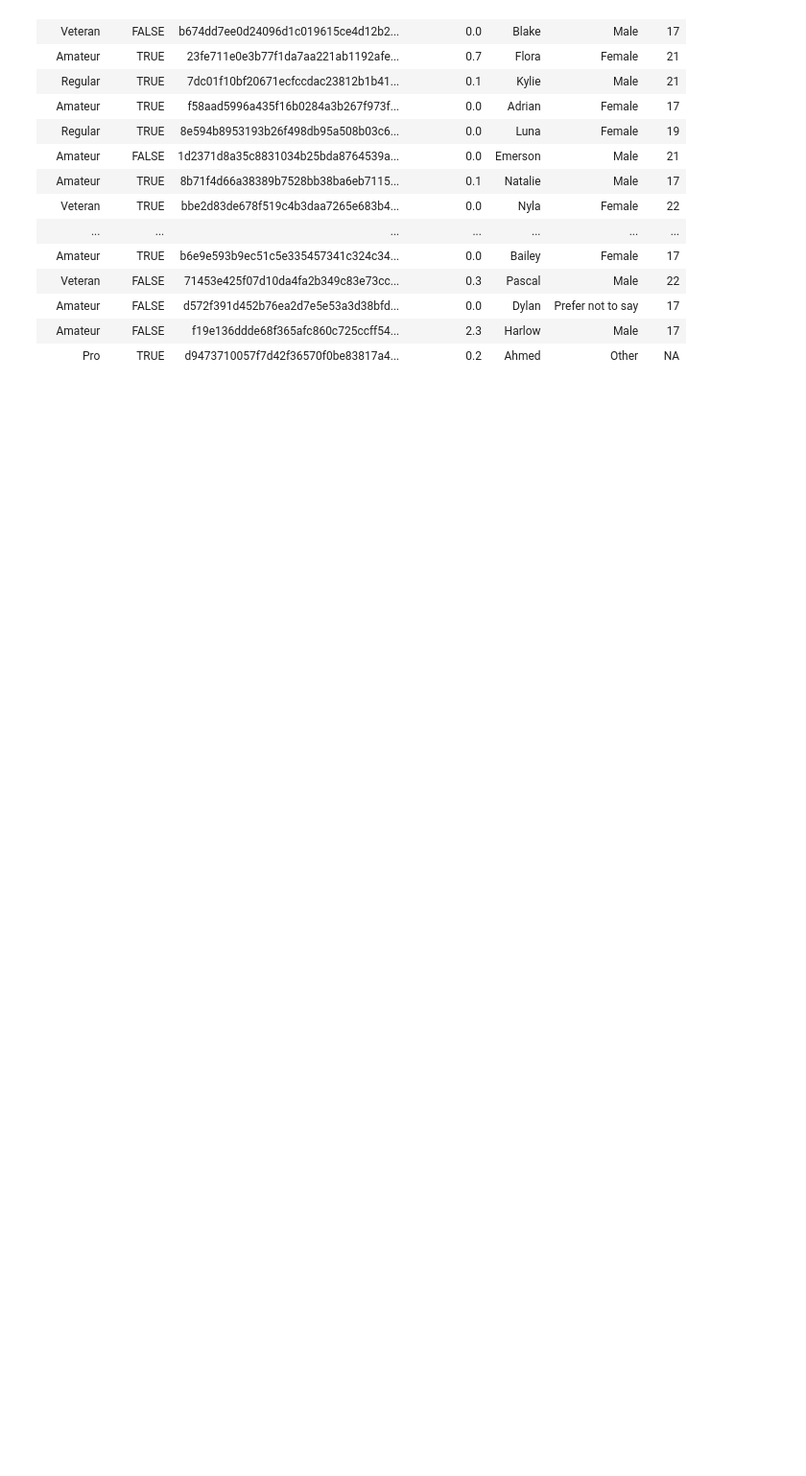
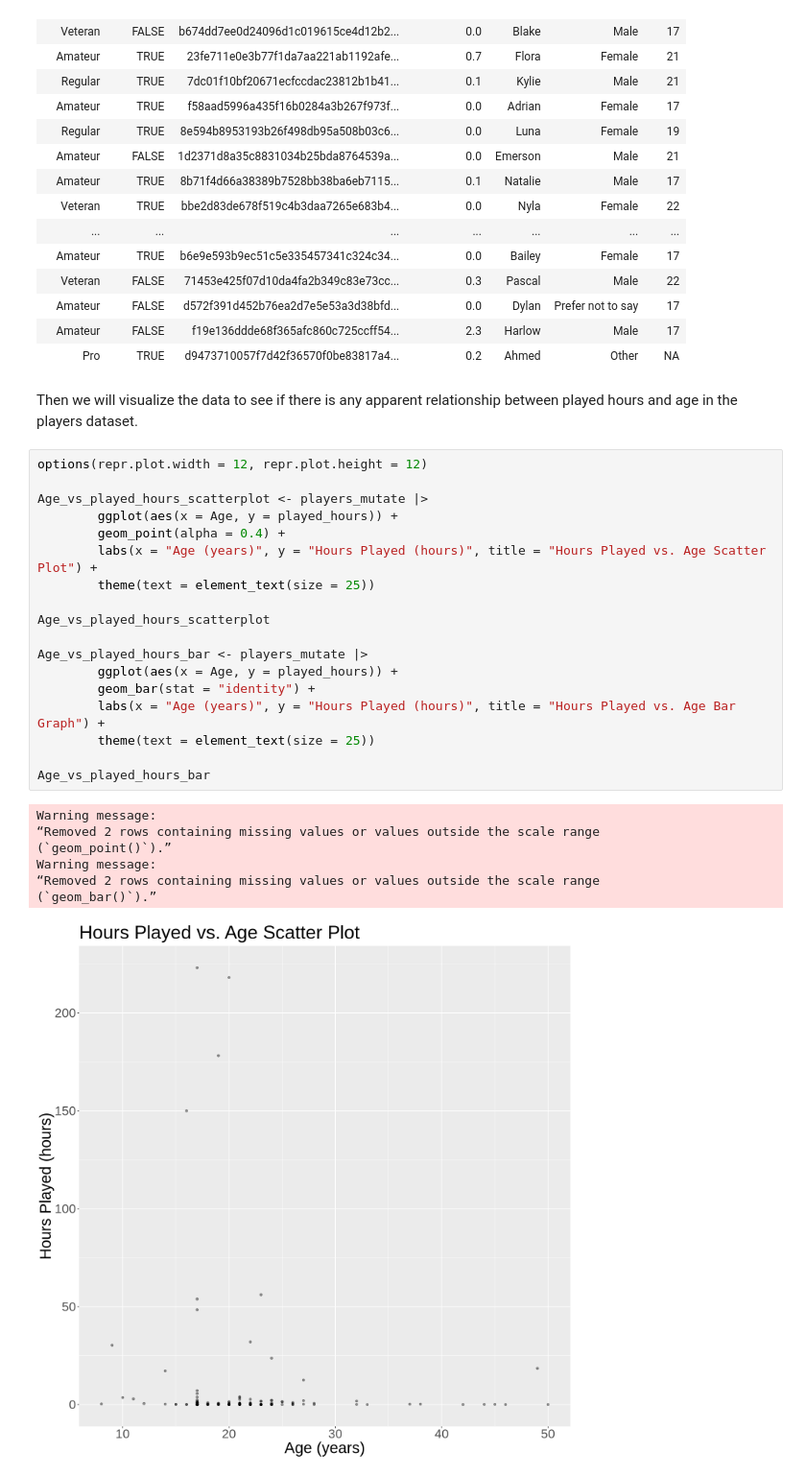
Before and after one commit to GracieR90/dsci-100-2025w2-group-12, a Jupyter notebook: Project_Report_Draft.ipynb, the cells around one changed output. Shown at 96% size. Cells and saved outputs as stored; diff of their text form; blank space fills up the shorter version.

Commit message:
created visualizations.
Created two visualizations for Hours played vs. Age

```diff
--- a/Project_Report_Draft.ipynb
+++ b/Project_Report_Draft.ipynb
@@ -70,3 +70,31 @@ A tibble: 196 × 7
 | Amateur | FALSE | d572f391d452b76ea2d7e5e53a3d38bfd... | 0.0 | Dylan | Prefer not to say | 17 |
 | Amateur | FALSE | f19e136ddde68f365afc860c725ccff54... | 2.3 | Harlow | Male | 17 |
 | Pro | TRUE | d9473710057f7d42f36570f0be83817a4... | 0.2 | Ahmed | Other | NA |
+# %% [markdown]
+Then we will visualize the data to see if there is any apparent relationship between played hours and age in the players dataset.
+# %%
+options(repr.plot.width = 12, repr.plot.height = 12)
+
+Age_vs_played_hours_scatterplot <- players_mutate |>
+        ggplot(aes(x = Age, y = played_hours)) +
+        geom_point(alpha = 0.4) +
+        labs(x = "Age (years)", y = "Hours Played (hours)", title = "Hours Played vs. Age Scatter Plot") +
+        theme(text = element_text(size = 25))
+
+Age_vs_played_hours_scatterplot
+
+Age_vs_played_hours_bar <- players_mutate |>
+        ggplot(aes(x = Age, y = played_hours)) +
+        geom_bar(stat = "identity") +
+        labs(x = "Age (years)", y = "Hours Played (hours)", title = "Hours Played vs. Age Bar Graph") +
+        theme(text = element_text(size = 25))
+
+Age_vs_played_hours_bar
+# %% [output]
+Warning message:
+“Removed 2 rows containing missing values or values outside the scale range
+(`geom_point()`).”
+Warning message:
+“Removed 2 rows containing missing values or values outside the scale range
+(`geom_bar()`).”
+[figure, added]
```
Also changed, not shown: parts of 1 cell of this notebook.
